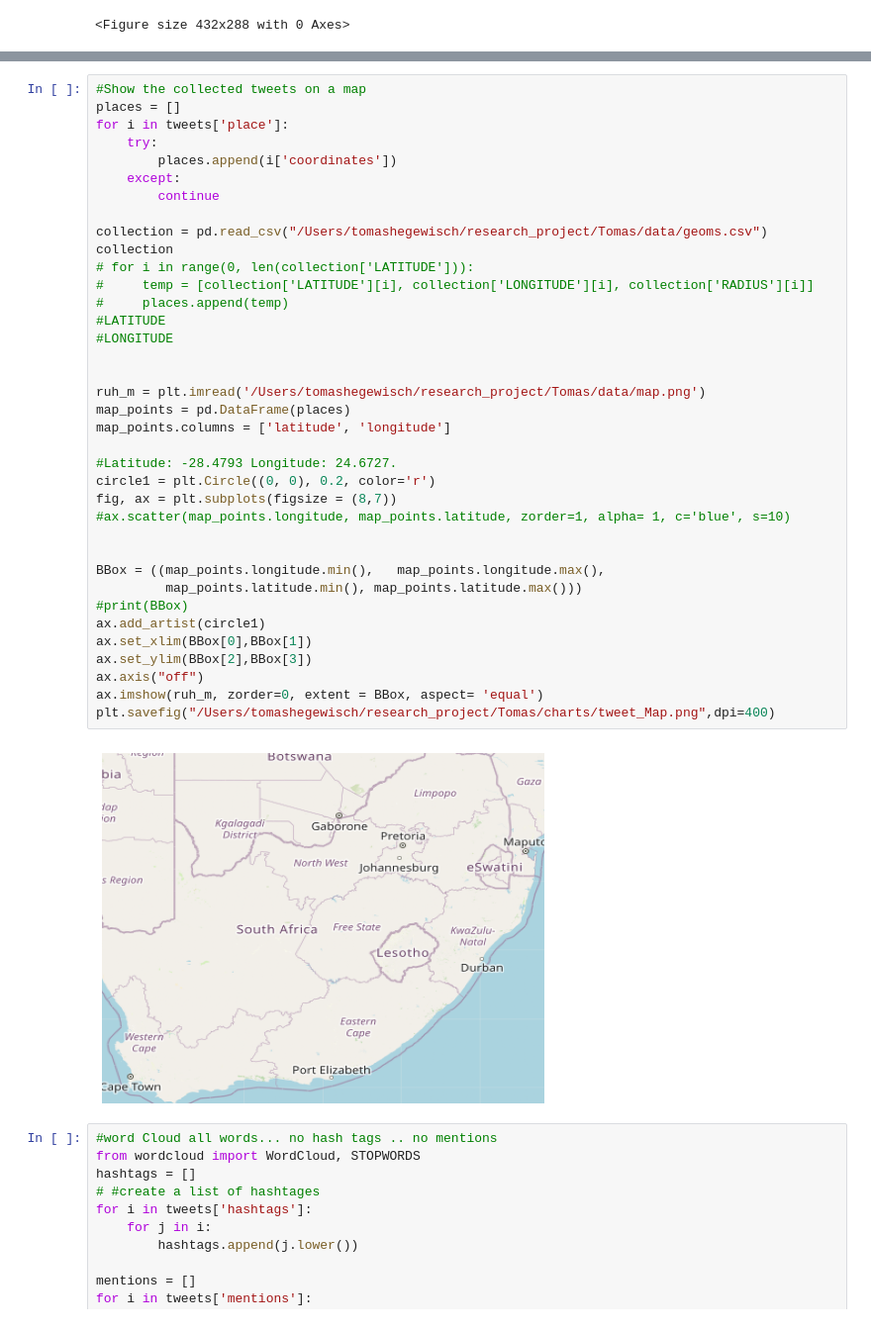
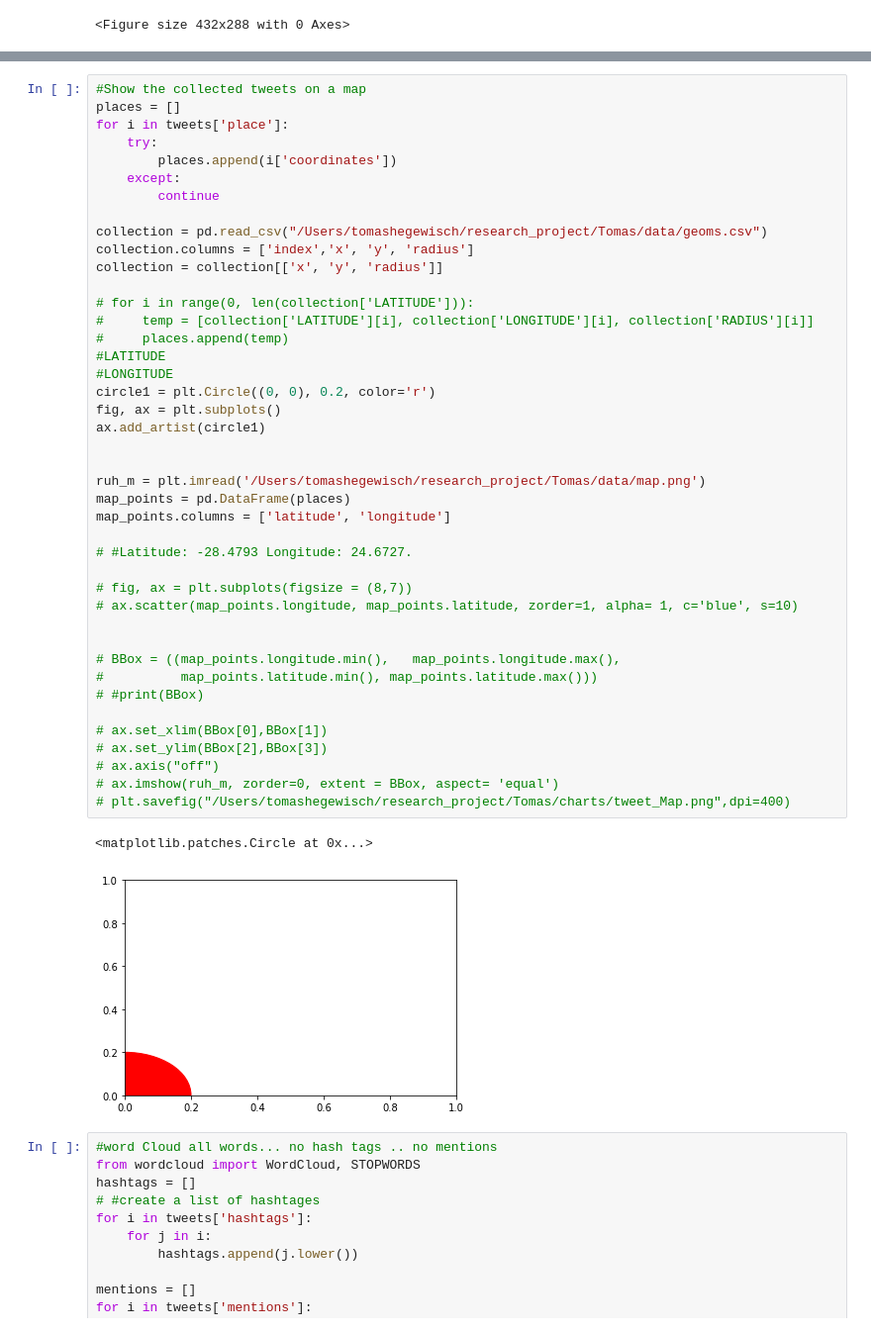
Before and after one commit to tomashege/research_project, a Jupyter notebook: Tomas/notebooks/tweet_analysis.ipynb, the cells around one changed output, grey strips where cells are left out. Shown at 99% size. Drawn from its saved outputs; the diff is of its cells as text.

```diff
--- a/Tomas/notebooks/tweet_analysis.ipynb
+++ b/Tomas/notebooks/tweet_analysis.ipynb
@@ -559,42 +559,48 @@ plt.clf()
 # %%
 #Show the collected tweets on a map
 places = []
 for i in tweets['place']:
     try:
         places.append(i['coordinates'])
     except:
         continue
 
 collection = pd.read_csv("/Users/tomashegewisch/research_project/Tomas/data/geoms.csv")
-collection
+collection.columns = ['index','x', 'y', 'radius']
+collection = collection[['x', 'y', 'radius']]
+
 # for i in range(0, len(collection['LATITUDE'])):
 #     temp = [collection['LATITUDE'][i], collection['LONGITUDE'][i], collection['RADIUS'][i]]
 #     places.append(temp)
 #LATITUDE
 #LONGITUDE
+circle1 = plt.Circle((0, 0), 0.2, color='r')
+fig, ax = plt.subplots()
+ax.add_artist(circle1)
 
 
 ruh_m = plt.imread('/Users/tomashegewisch/research_project/Tomas/data/map.png')
 map_points = pd.DataFrame(places)
 map_points.columns = ['latitude', 'longitude']
 
-#Latitude: -28.4793 Longitude: 24.6727.
-circle1 = plt.Circle((0, 0), 0.2, color='r')
-fig, ax = plt.subplots(figsize = (8,7))
-#ax.scatter(map_points.longitude, map_points.latitude, zorder=1, alpha= 1, c='blue', s=10)
+# #Latitude: -28.4793 Longitude: 24.6727.
+
+# fig, ax = plt.subplots(figsize = (8,7))
+# ax.scatter(map_points.longitude, map_points.latitude, zorder=1, alpha= 1, c='blue', s=10)
 
 
-BBox = ((map_points.longitude.min(),   map_points.longitude.max(),
-         map_points.latitude.min(), map_points.latitude.max()))
-#print(BBox)
-ax.add_artist(circle1)
-ax.set_xlim(BBox[0],BBox[1])
-ax.set_ylim(BBox[2],BBox[3])
-ax.axis("off")
-ax.imshow(ruh_m, zorder=0, extent = BBox, aspect= 'equal')
-plt.savefig("/Users/tomashegewisch/research_project/Tomas/charts/tweet_Map.png",dpi=400)
+# BBox = ((map_points.longitude.min(),   map_points.longitude.max(),
+#          map_points.latitude.min(), map_points.latitude.max()))
+# #print(BBox)
+
+# ax.set_xlim(BBox[0],BBox[1])
+# ax.set_ylim(BBox[2],BBox[3])
+# ax.axis("off")
+# ax.imshow(ruh_m, zorder=0, extent = BBox, aspect= 'equal')
+# plt.savefig("/Users/tomashegewisch/research_project/Tomas/charts/tweet_Map.png",dpi=400)
 # %% [output]
+<matplotlib.patches.Circle at 0x...>
-[figure, old version]
+[figure, new version]
 # %%
 #word Cloud all words... no hash tags .. no mentions
 from wordcloud import WordCloud, STOPWORDS
```
Also changed, not shown: parts of 1 cell of this notebook, 14 other files.
